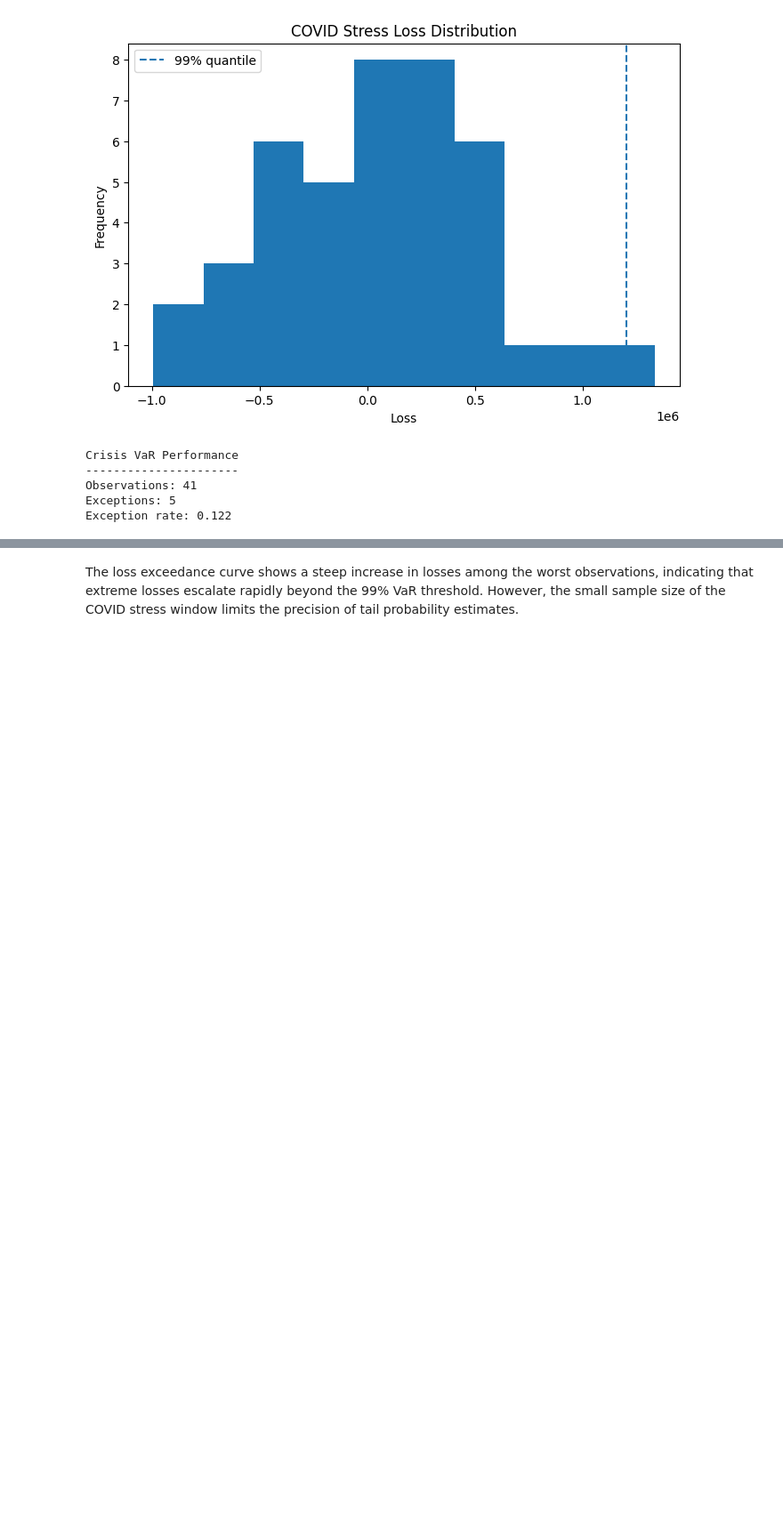
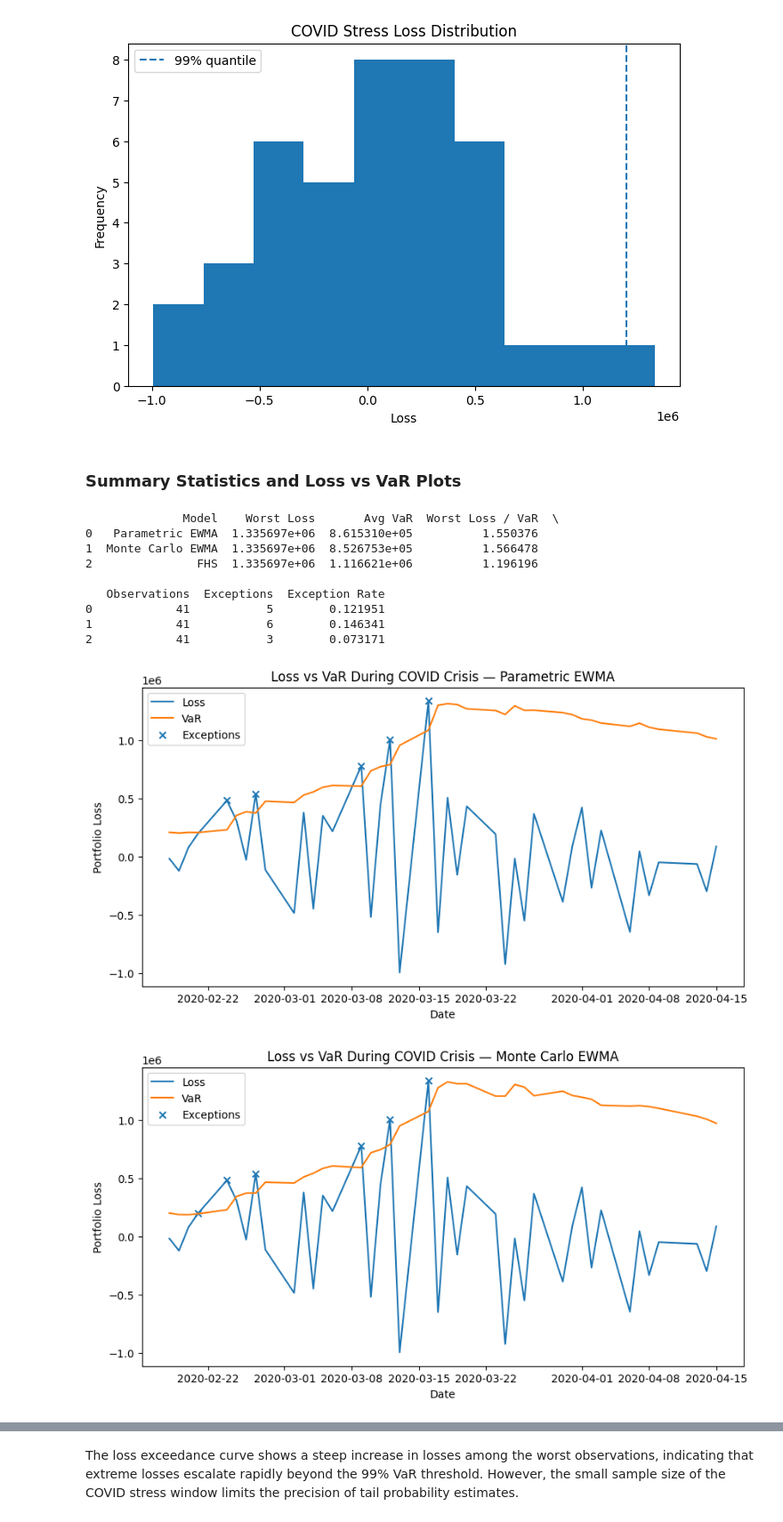
Before and after one commit to thomashjs/risk-capital-engine, a Jupyter notebook: notebooks/stress_testing.ipynb, the cells around one changed output, grey strips where cells are left out. Shown at 89% size. Cells and saved outputs as stored; diff of their text form; code cells hidden in the pictures; blank space fills up the shorter version.

Commit message:
crisis stress test completed

```diff
--- a/notebooks/stress_testing.ipynb
+++ b/notebooks/stress_testing.ipynb
@@ -115,19 +135,64 @@ plt.legend()
 plt.show()
 # %% [output]
 [figure]
+# %% [markdown]
+### Summary Statistics and Loss vs VaR Plots
 # %%
 # Exception Statistics
-exceptions = covid_var["Exception"].sum()
-n_obs = len(covid_var)
+summary = []
 
-print("Crisis VaR Performance")
-print("----------------------")
-print(f"Observations: {n_obs}")
-print(f"Exceptions: {exceptions}")
-print(f"Exception rate: {exceptions/n_obs:.3f}")
+for name, df in crisis_results.items():
+
+    worst_loss = df["Loss"].max()
+    avg_var = df["VaR"].mean()
+    exceptions = df["Exception"].sum()
+    n_obs = len(df)
+
+    summary.append({
+        "Model": name,
+        "Worst Loss": worst_loss,
+        "Avg VaR": avg_var,
+        "Worst Loss / VaR": worst_loss / avg_var,
+        "Observations": n_obs,
+        "Exceptions": exceptions,
+        "Exception Rate": exceptions / n_obs
+    })
+
+summary_df = pd.DataFrame(summary)
+
+print(summary_df)
+
+# Plot Loss vs VaR for each model
+for name, df in crisis_results.items():
+
+    exceptions = df[df["Exception"]]
+
+    plt.figure(figsize=(10,5))
+
+    plt.plot(df.index, df["Loss"], label="Loss")
+    plt.plot(df.index, df["VaR"], label="VaR")
+
+    plt.scatter(
+        exceptions.index,
+        exceptions["Loss"],
+        marker="x",
+        label="Exceptions"
+    )
+
+    plt.title(f"Loss vs VaR During COVID Crisis — {name}")
+    plt.legend()
+    plt.xlabel("Date")
+    plt.ylabel("Portfolio Loss")
+    plt.show()
 # %% [output]
-Crisis VaR Performance
-----------------------
-Observations: 41
-Exceptions: 5
-Exception rate: 0.122
+              Model    Worst Loss       Avg VaR  Worst Loss / VaR  \
+0   Parametric EWMA  1.335697e+06  8.615310e+05          1.550376
+1  Monte Carlo EWMA  1.335697e+06  8.526753e+05          1.566478
+2               FHS  1.335697e+06  1.116621e+06          1.196196
+
+   Observations  Exceptions  Exception Rate
+0            41           5        0.121951
+1            41           6        0.146341
+2            41           3        0.073171
+[figure, added]
+[figure, added]
```
Also changed, not shown: parts of 12 cells of this notebook.
